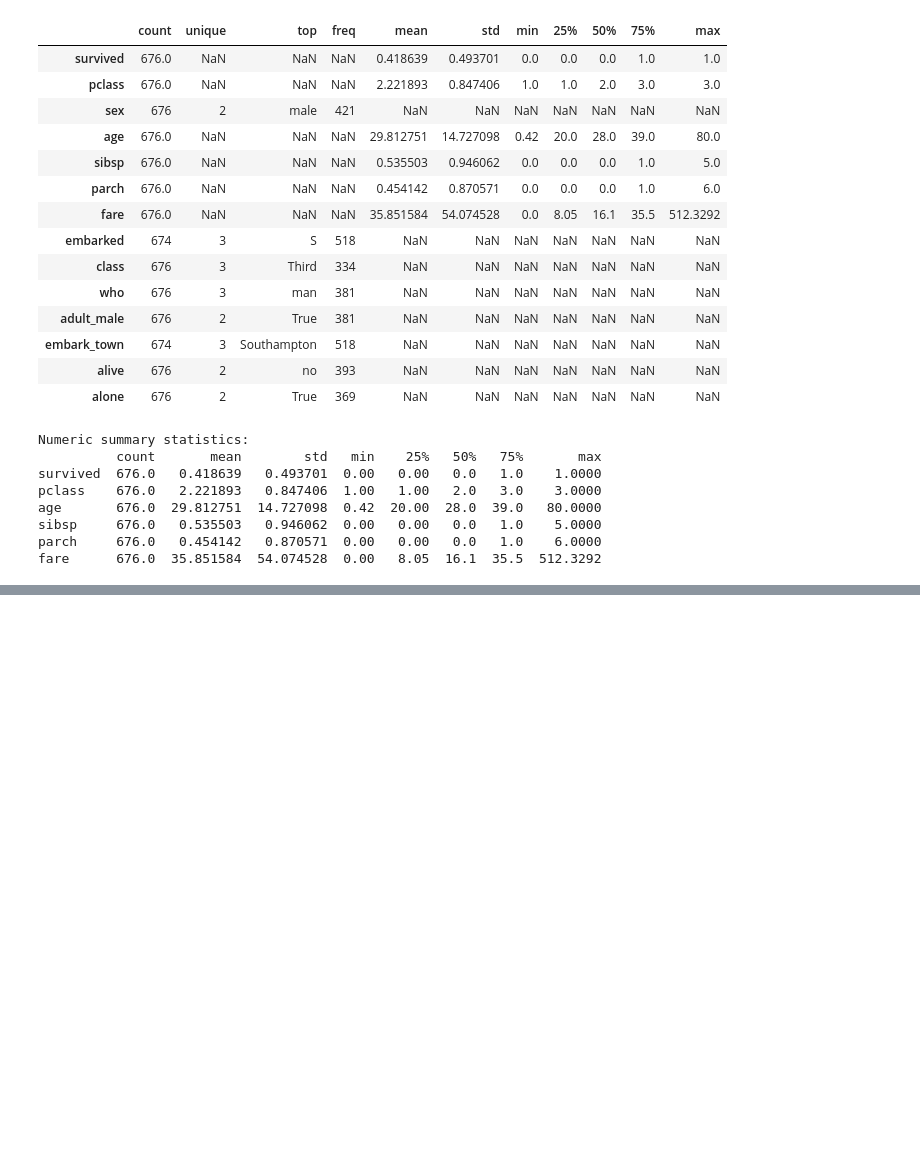
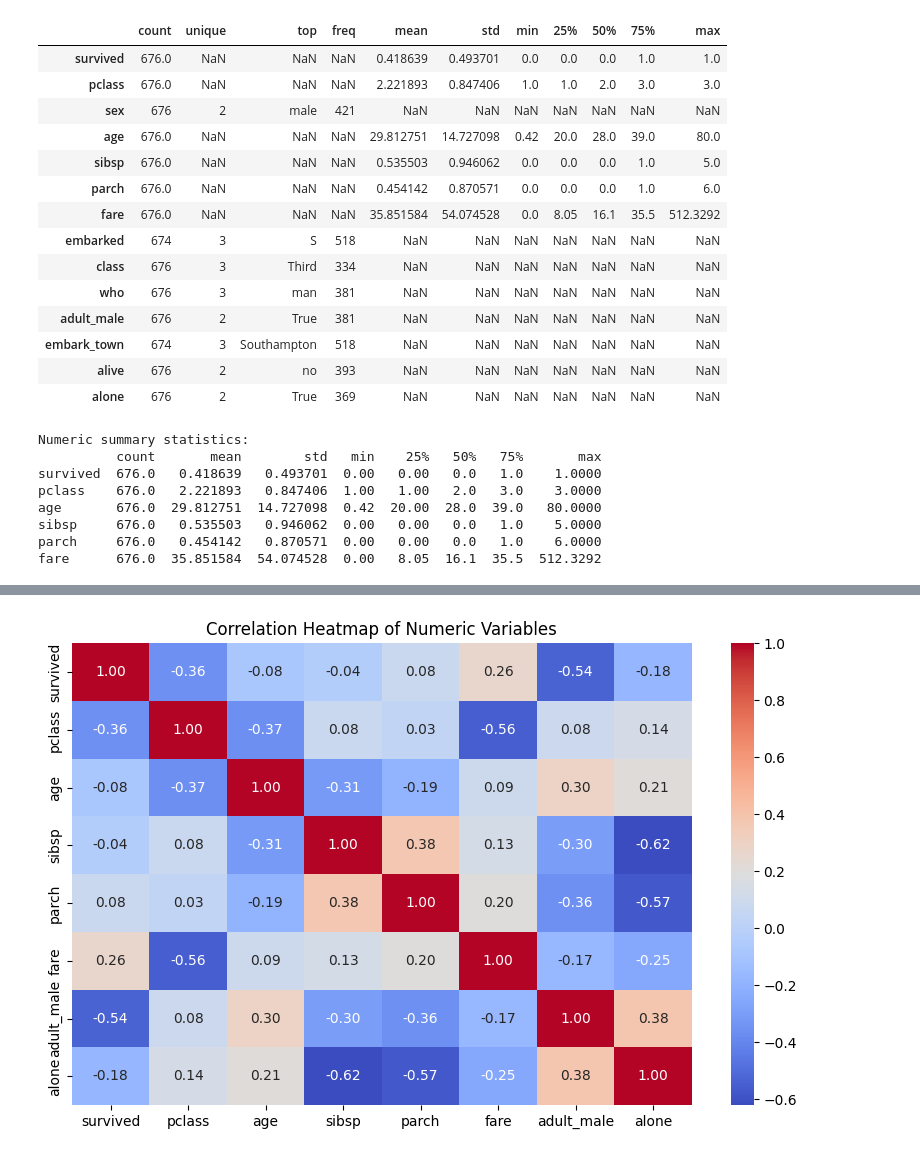
Before and after one commit to jaystingarcia-glitch/datafun-06-eda, a Jupyter notebook: jaystin_eda.ipynb, the cells around one changed output, grey strips where cells are left out. Drawn from its saved outputs; the diff is of its cells as text; code cells hidden in the pictures; blank space fills up the shorter version.

Commit message:
Correlation Matrix for Numeric Columns and Heat Map

```diff
--- a/jaystin_eda.ipynb
+++ b/jaystin_eda.ipynb
@@ -198,0 +210,6 @@ fare      676.0  35.851584  54.074528  0.00   8.05  16.1  35.5  512.3292
+# %%
+# Compute correlation matrix for numeric columns
+corr_matrix = titanic_clean.corr(numeric_only=True)
+
+print("Correlation matrix:")
+corr_matrix
@@ -198,0 +234,8 @@ fare      676.0  35.851584  54.074528  0.00   8.05  16.1  35.5  512.3292
+# %%
+# Visualize the correlation matrix
+plt.figure(figsize=(10, 6))
+sns.heatmap(corr_matrix, annot=True, cmap="coolwarm", fmt=".2f")
+plt.title("Correlation Heatmap of Numeric Variables")
+plt.show()
+# %% [output]
+[figure, added]
```
Also changed, not shown: parts of 5 cells of this notebook.
